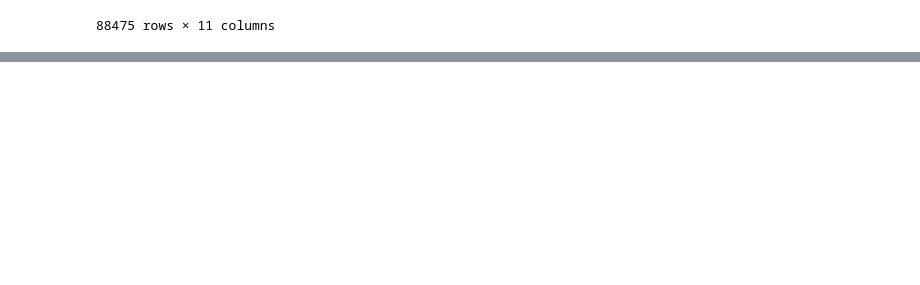
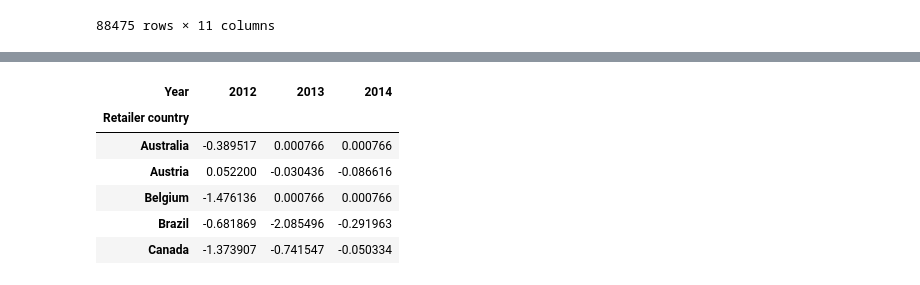
Before and after one commit to Szafranerio/Data_InDepth, a Jupyter notebook: Pandas/Pandas_MultiIndex.ipynb, the cells around one changed output, grey strips where cells are left out. Saved outputs shown, nothing was run; the diff lists cells and outputs as text; code cells hidden in the pictures; blank space fills up the shorter version.

```diff
--- a/Pandas/Pandas_MultiIndex.ipynb
+++ b/Pandas/Pandas_MultiIndex.ipynb
@@ -535,0 +547,10 @@ data
+# %%
+data.pivot_table(index='Retailer country', columns='Year', values='Gross margin', aggfunc='min').head()
+# %% [output]
+| Year | 2012 | 2013 | 2014 |
+| Retailer country |  |  |  |
+| Australia | -0.389517 | 0.000766 | 0.000766 |
+| Austria | 0.052200 | -0.030436 | -0.086616 |
+| Belgium | -1.476136 | 0.000766 | 0.000766 |
+| Brazil | -0.681869 | -2.085496 | -0.291963 |
+| Canada | -1.373907 | -0.741547 | -0.050334 |
```
Also changed, not shown: parts of 4 cells of this notebook.
